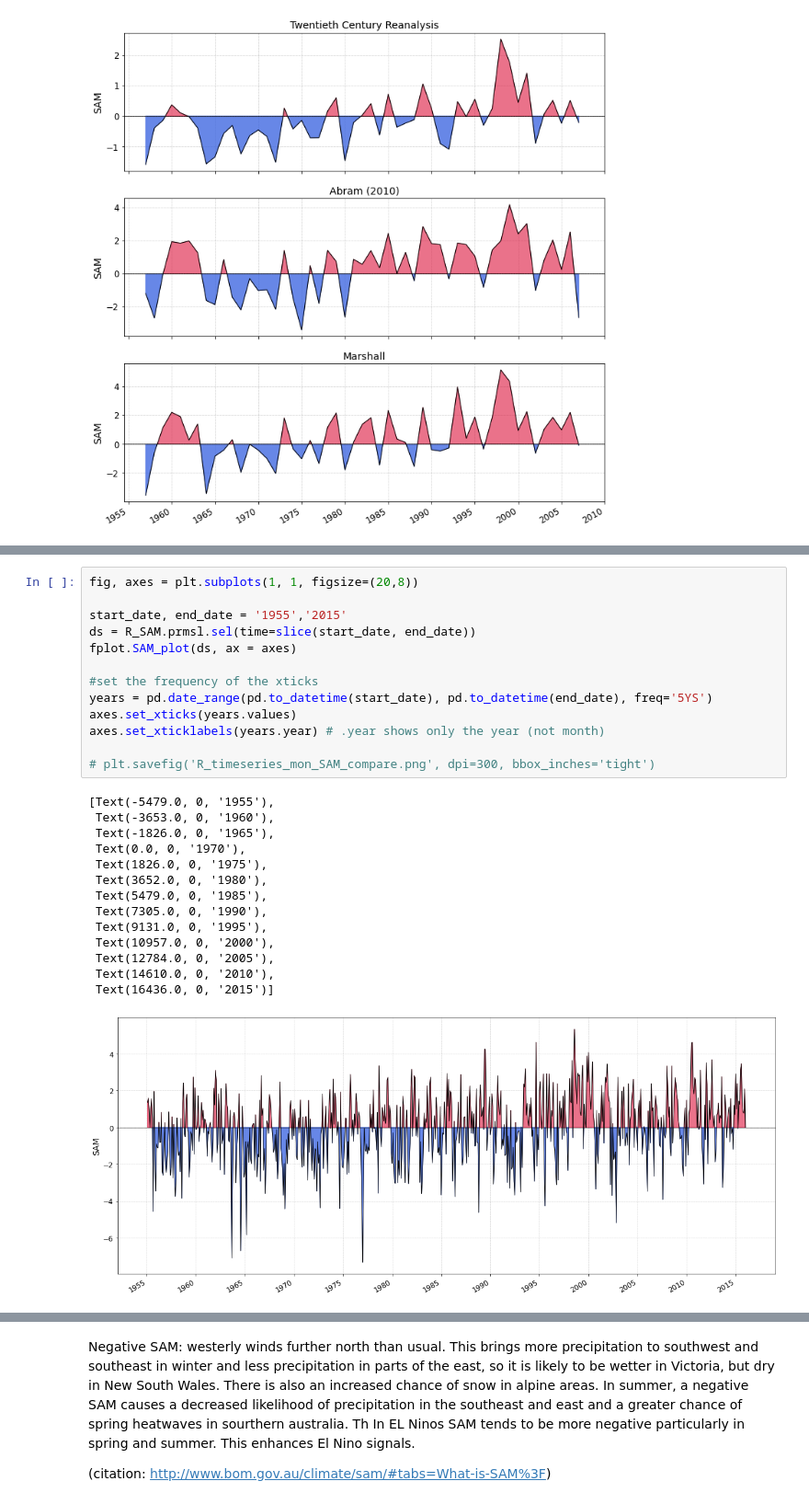
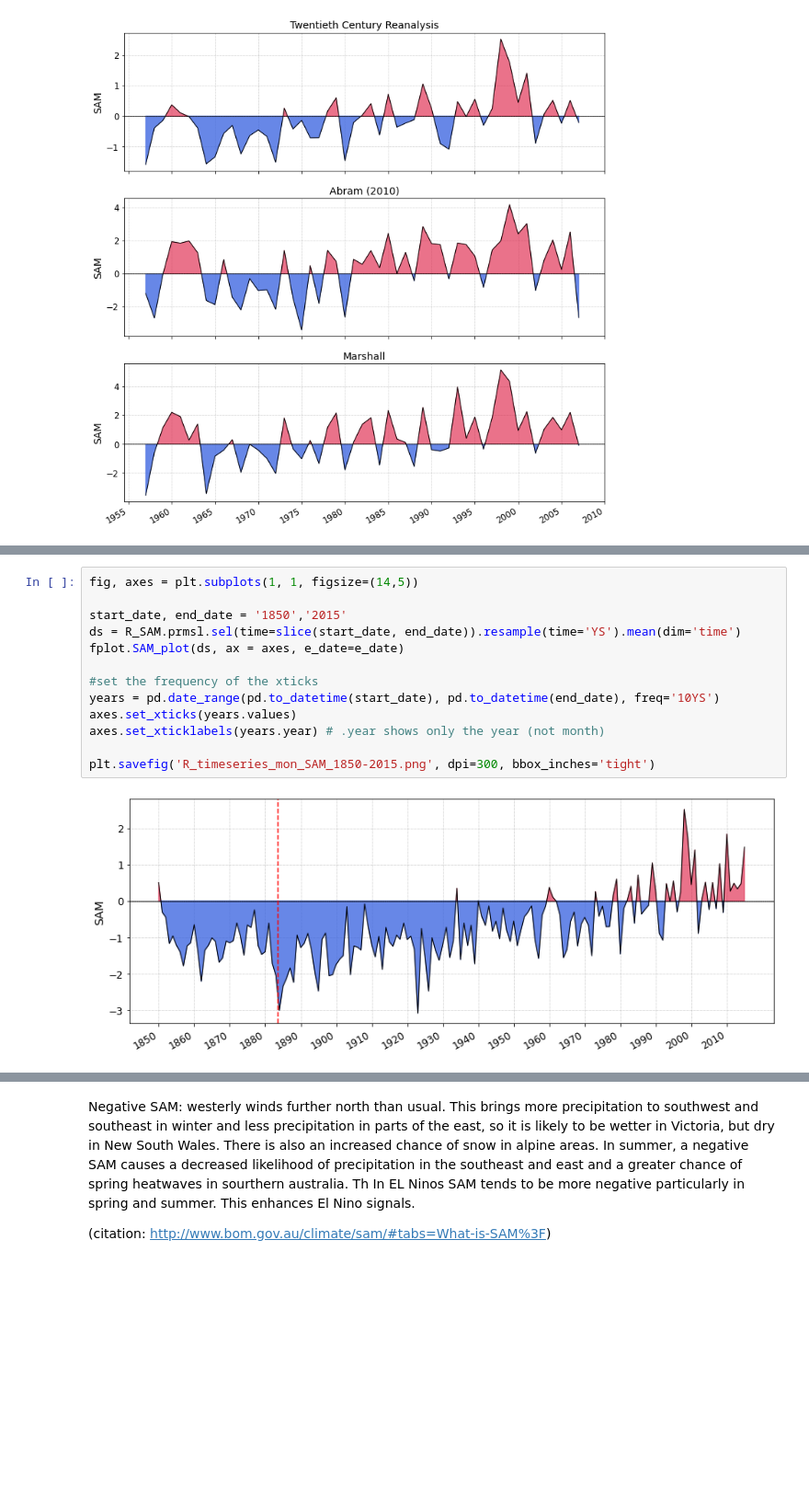
Before and after one commit to kbongi/reanalysis, a Jupyter notebook: R_SAM_plots_2021.08.17.ipynb, the cells around one changed output, grey strips where cells are left out. Shown at 92% size. Cells and saved outputs as stored; diff of their text form; blank space fills up the shorter version.

```diff
--- a/R_SAM_plots_2021.08.17.ipynb
+++ b/R_SAM_plots_2021.08.17.ipynb
@@ -164,28 +186,15 @@ plt.savefig('R_timeseries_year_SAM_abram+20CR.png', dpi=300, bbox_inches='tight'
 # %%
-fig, axes = plt.subplots(1, 1, figsize=(20,8))
+fig, axes = plt.subplots(1, 1, figsize=(14,5))
 
-start_date, end_date = '1955','2015'
-ds = R_SAM.prmsl.sel(time=slice(start_date, end_date))
-fplot.SAM_plot(ds, ax = axes)
+start_date, end_date = '1850','2015'
+ds = R_SAM.prmsl.sel(time=slice(start_date, end_date)).resample(time='YS').mean(dim='time')
+fplot.SAM_plot(ds, ax = axes, e_date=e_date)
 
 #set the frequency of the xticks
-years = pd.date_range(pd.to_datetime(start_date), pd.to_datetime(end_date), freq='5YS')
+years = pd.date_range(pd.to_datetime(start_date), pd.to_datetime(end_date), freq='10YS')
 axes.set_xticks(years.values)
 axes.set_xticklabels(years.year) # .year shows only the year (not month)
 
-# plt.savefig('R_timeseries_mon_SAM_compare.png', dpi=300, bbox_inches='tight')
+plt.savefig('R_timeseries_mon_SAM_1850-2015.png', dpi=300, bbox_inches='tight')
 # %% [output]
-[Text(-5479.0, 0, '1955'),
- Text(-3653.0, 0, '1960'),
- Text(-1826.0, 0, '1965'),
- Text(0.0, 0, '1970'),
- Text(1826.0, 0, '1975'),
- Text(3652.0, 0, '1980'),
- Text(5479.0, 0, '1985'),
- Text(7305.0, 0, '1990'),
- Text(9131.0, 0, '1995'),
- Text(10957.0, 0, '2000'),
- Text(12784.0, 0, '2005'),
- Text(14610.0, 0, '2010'),
- Text(16436.0, 0, '2015')]
-[figure, old version]
+[figure, new version]
```
Also changed, not shown: parts of 4 cells of this notebook.
